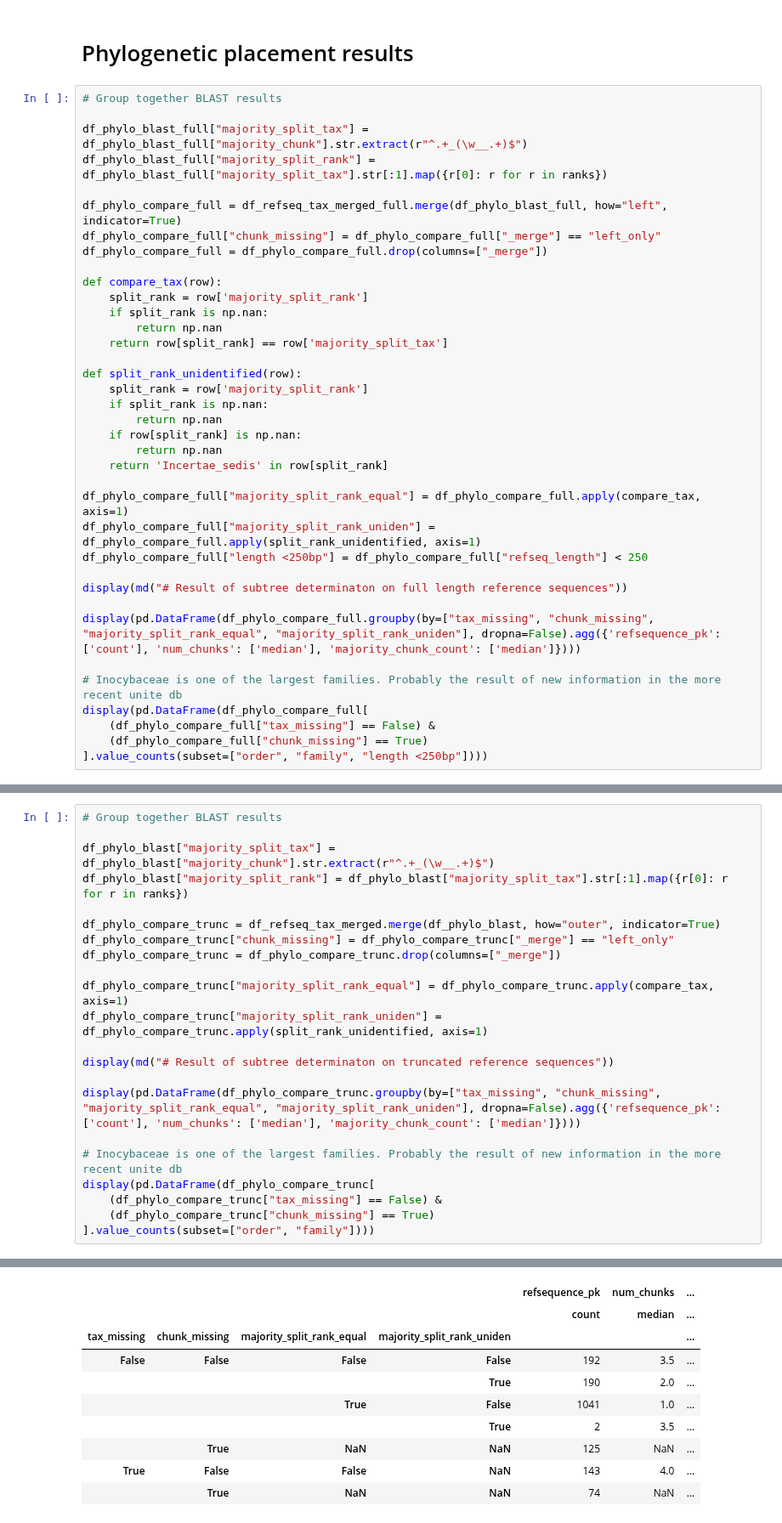
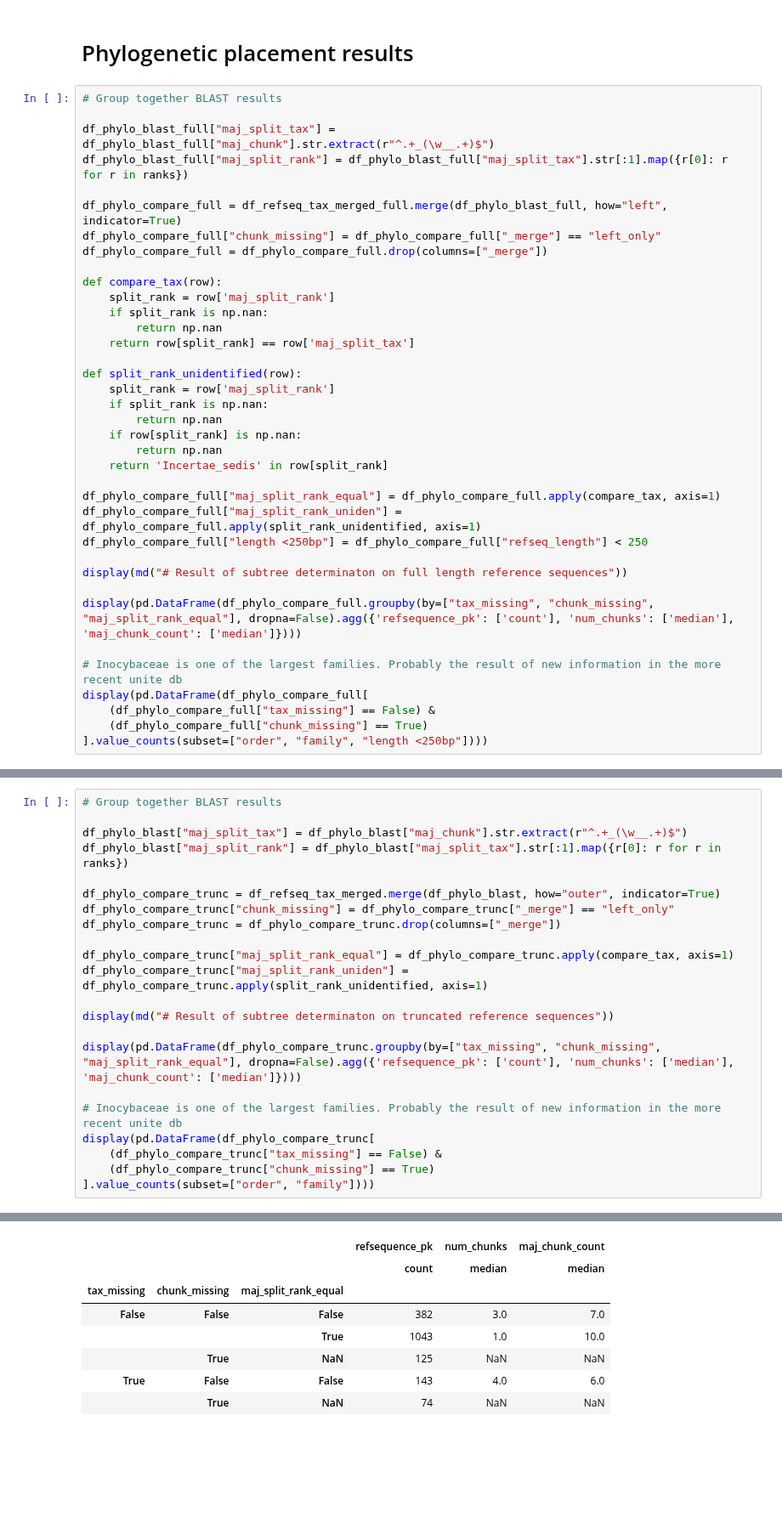
Before and after one commit to SethGG/mycodiversity-arise, a Jupyter notebook: 7_data_analysis.ipynb, the cells around one changed output, grey strips where cells are left out. Shown at 85% size. Saved outputs shown, nothing was run; the diff lists cells and outputs as text; blank space fills up the shorter version.

```diff
--- a/7_data_analysis.ipynb
+++ b/7_data_analysis.ipynb
@@ -785,34 +779,34 @@ plt.show()
 # %%
 # Group together BLAST results
 
-df_phylo_blast_full["majority_split_tax"] = df_phylo_blast_full["majority_chunk"].str.extract(r"^.+_(\w__.+)$")
-df_phylo_blast_full["majority_split_rank"] = df_phylo_blast_full["majority_split_tax"].str[:1].map({r[0]: r for r in ranks})
+df_phylo_blast_full["maj_split_tax"] = df_phylo_blast_full["maj_chunk"].str.extract(r"^.+_(\w__.+)$")
+df_phylo_blast_full["maj_split_rank"] = df_phylo_blast_full["maj_split_tax"].str[:1].map({r[0]: r for r in ranks})
 
 df_phylo_compare_full = df_refseq_tax_merged_full.merge(df_phylo_blast_full, how="left", indicator=True)
 df_phylo_compare_full["chunk_missing"] = df_phylo_compare_full["_merge"] == "left_only"
 df_phylo_compare_full = df_phylo_compare_full.drop(columns=["_merge"])
 
 def compare_tax(row):
-    split_rank = row['majority_split_rank']
+    split_rank = row['maj_split_rank']
     if split_rank is np.nan:
         return np.nan
-    return row[split_rank] == row['majority_split_tax']
+    return row[split_rank] == row['maj_split_tax']
 
 def split_rank_unidentified(row):
-    split_rank = row['majority_split_rank']
+    split_rank = row['maj_split_rank']
     if split_rank is np.nan:
         return np.nan
     if row[split_rank] is np.nan:
         return np.nan
     return 'Incertae_sedis' in row[split_rank]
 
-df_phylo_compare_full["majority_split_rank_equal"] = df_phylo_compare_full.apply(compare_tax, axis=1)
-df_phylo_compare_full["majority_split_rank_uniden"] = df_phylo_compare_full.apply(split_rank_unidentified, axis=1)
+df_phylo_compare_full["maj_split_rank_equal"] = df_phylo_compare_full.apply(compare_tax, axis=1)
+df_phylo_compare_full["maj_split_rank_uniden"] = df_phylo_compare_full.apply(split_rank_unidentified, axis=1)
 df_phylo_compare_full["length <250bp"] = df_phylo_compare_full["refseq_length"] < 250
 
 display(md("# Result of subtree determinaton on full length reference sequences"))
 
-display(pd.DataFrame(df_phylo_compare_full.groupby(by=["tax_missing", "chunk_missing", "majority_split_rank_equal", "majority_split_rank_uniden"], dropna=False).agg({'refsequence_pk': ['count'], 'num_chunks': ['median'], 'majority_chunk_count': ['median']})))
+display(pd.DataFrame(df_phylo_compare_full.groupby(by=["tax_missing", "chunk_missing", "maj_split_rank_equal"], dropna=False).agg({'refsequence_pk': ['count'], 'num_chunks': ['median'], 'maj_chunk_count': ['median']})))
 
 # Inocybaceae is one of the largest families. Probably the result of new information in the more recent unite db
 display(pd.DataFrame(df_phylo_compare_full[
@@ -843,37 +835,35 @@ display(pd.DataFrame(df_phylo_compare_full[
 # %%
 # Group together BLAST results
 
-df_phylo_blast["majority_split_tax"] = df_phylo_blast["majority_chunk"].str.extract(r"^.+_(\w__.+)$")
-df_phylo_blast["majority_split_rank"] = df_phylo_blast["majority_split_tax"].str[:1].map({r[0]: r for r in ranks})
+df_phylo_blast["maj_split_tax"] = df_phylo_blast["maj_chunk"].str.extract(r"^.+_(\w__.+)$")
+df_phylo_blast["maj_split_rank"] = df_phylo_blast["maj_split_tax"].str[:1].map({r[0]: r for r in ranks})
 
 df_phylo_compare_trunc = df_refseq_tax_merged.merge(df_phylo_blast, how="outer", indicator=True)
 df_phylo_compare_trunc["chunk_missing"] = df_phylo_compare_trunc["_merge"] == "left_only"
 df_phylo_compare_trunc = df_phylo_compare_trunc.drop(columns=["_merge"])
 
-df_phylo_compare_trunc["majority_split_rank_equal"] = df_phylo_compare_trunc.apply(compare_tax, axis=1)
-df_phylo_compare_trunc["majority_split_rank_uniden"] = df_phylo_compare_trunc.apply(split_rank_unidentified, axis=1)
+df_phylo_compare_trunc["maj_split_rank_equal"] = df_phylo_compare_trunc.apply(compare_tax, axis=1)
+df_phylo_compare_trunc["maj_split_rank_uniden"] = df_phylo_compare_trunc.apply(split_rank_unidentified, axis=1)
 
 display(md("# Result of subtree determinaton on truncated reference sequences"))
 
-display(pd.DataFrame(df_phylo_compare_trunc.groupby(by=["tax_missing", "chunk_missing", "majority_split_rank_equal", "majority_split_rank_uniden"], dropna=False).agg({'refsequence_pk': ['count'], 'num_chunks': ['median'], 'majority_chunk_count': ['median']})))
+display(pd.DataFrame(df_phylo_compare_trunc.groupby(by=["tax_missing", "chunk_missing", "maj_split_rank_equal"], dropna=False).agg({'refsequence_pk': ['count'], 'num_chunks': ['median'], 'maj_chunk_count': ['median']})))
 
 # Inocybaceae is one of the largest families. Probably the result of new information in the more recent unite db
 display(pd.DataFrame(df_phylo_compare_trunc[
     (df_phylo_compare_trunc["tax_missing"] == False) &
     (df_phylo_compare_trunc["chunk_missing"] == True)
 ].value_counts(subset=["order", "family"])))
 # %% [output]
 # Result of subtree determinaton on truncated reference sequences
-|  |  |  |  | refsequence_pk | num_chunks | ... |
-|  |  |  |  | count | median | ... |
-| tax_missing | chunk_missing | majority_split_rank_equal | majority_split_rank_uniden |  |  | ... |
-| False | False | False | False | 192 | 3.5 | ... |
-|  |  |  | True | 190 | 2.0 | ... |
-|  |  | True | False | 1041 | 1.0 | ... |
-|  |  |  | True | 2 | 3.5 | ... |
-|  | True | NaN | NaN | 125 | NaN | ... |
-| True | False | False | NaN | 143 | 4.0 | ... |
-|  | True | NaN | NaN | 74 | NaN | ... |
+|  |  |  | refsequence_pk | num_chunks | maj_chunk_count |
+|  |  |  | count | median | median |
+| tax_missing | chunk_missing | maj_split_rank_equal |  |  |  |
+| False | False | False | 382 | 3.0 | 7.0 |
+|  |  | True | 1043 | 1.0 | 10.0 |
+|  | True | NaN | 125 | NaN | NaN |
+| True | False | False | 143 | 4.0 | 6.0 |
+|  | True | NaN | 74 | NaN | NaN |
 |  |  | count |
 | order | family |  |
 | o__Agaricales | f__Inocybaceae | 119 |
```
Also changed, not shown: parts of 4 cells of this notebook, 12 other files.
